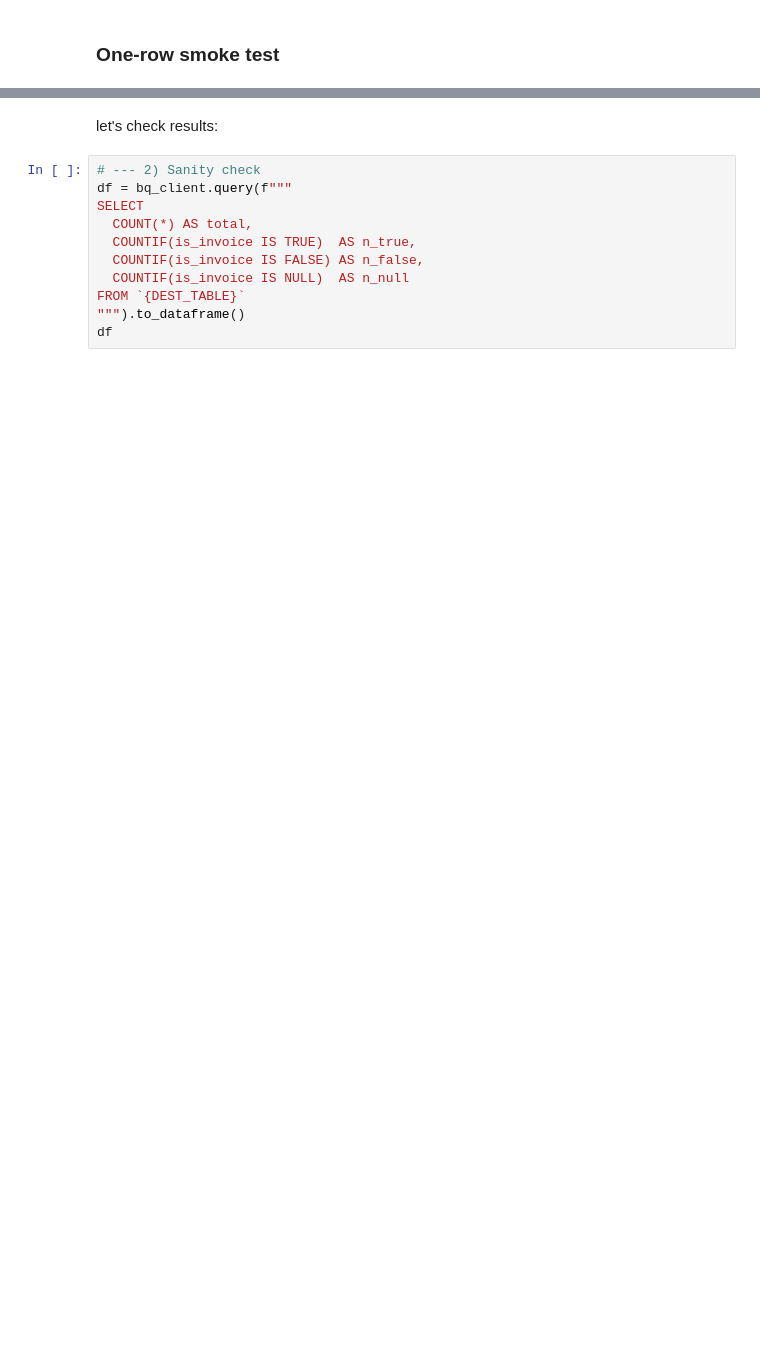
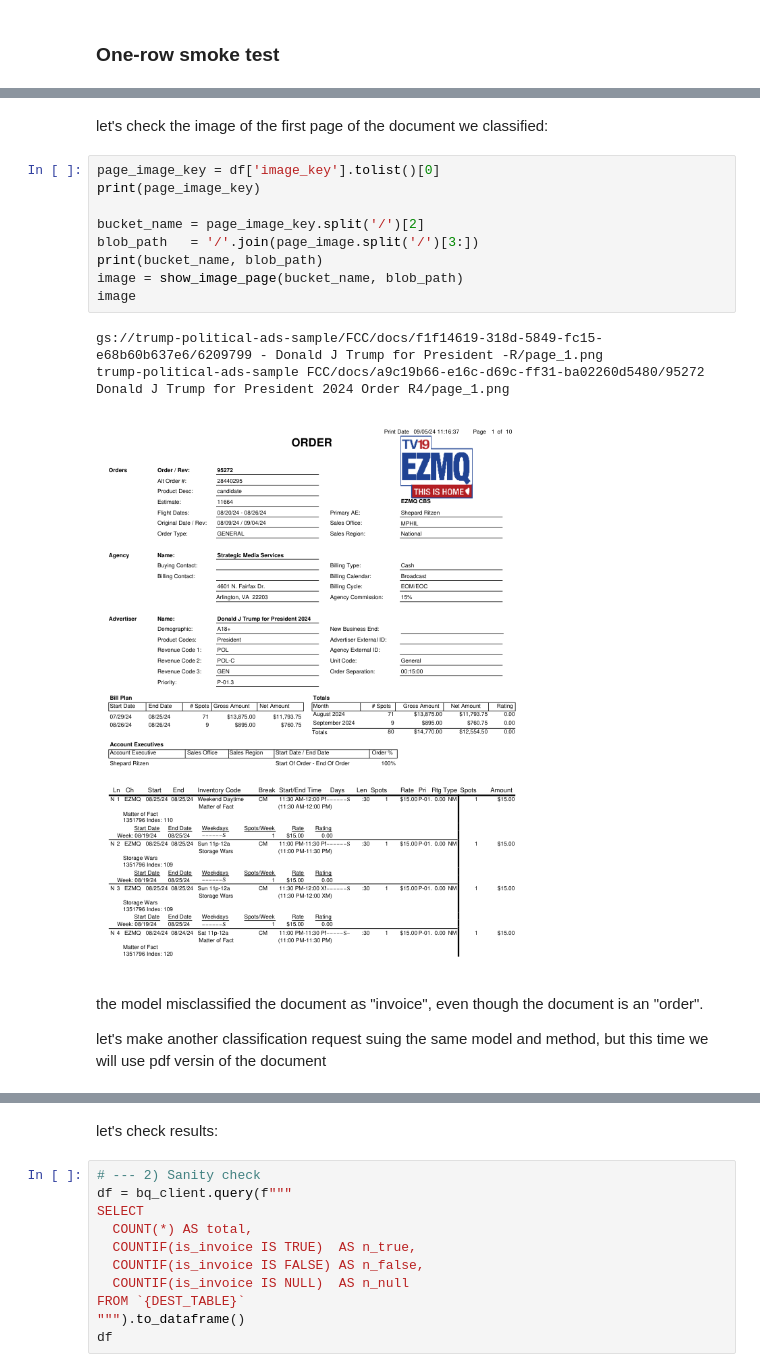
Before and after one commit to densmyslov/bq-hackathon, a Jupyter notebook: notebooks/1_invoice_classification.ipynb, the cells around one changed output, grey strips where cells are left out. Drawn from its saved outputs; the diff is of its cells as text; blank space fills up the shorter version.

```diff
--- a/notebooks/1_invoice_classification.ipynb
+++ b/notebooks/1_invoice_classification.ipynb
@@ -124,3 +188,22 @@ df
+# %% [markdown]
+let's check the image of the first page of the document we classified:
+# %%
+page_image_key = df['image_key'].tolist()[0]
+print(page_image_key)
+
+bucket_name = page_image_key.split('/')[2]
+blob_path   = '/'.join(page_image.split('/')[3:])
+print(bucket_name, blob_path)
+image = show_image_page(bucket_name, blob_path)
+image
+# %% [output]
+gs://trump-political-ads-sample/FCC/docs/f1f14619-318d-5849-fc15-e68b60b637e6/6209799 - Donald J Trump for President -R/page_1.png
+trump-political-ads-sample FCC/docs/a9c19b66-e16c-d69c-ff31-ba02260d5480/95272 Donald J Trump for President 2024 Order R4/page_1.png
+[figure, added]
+# %% [markdown]
+the model misclassified the document as "invoice", even though the document is an "order".
+
+let's make another classification request suing the same model and method, but this time we will use pdf versin of the document
 # %%
 resp = df['full_response'].tolist()[0]
 resp = json.loads(resp)
```
Also changed, not shown: parts of 117 cells of this notebook.
